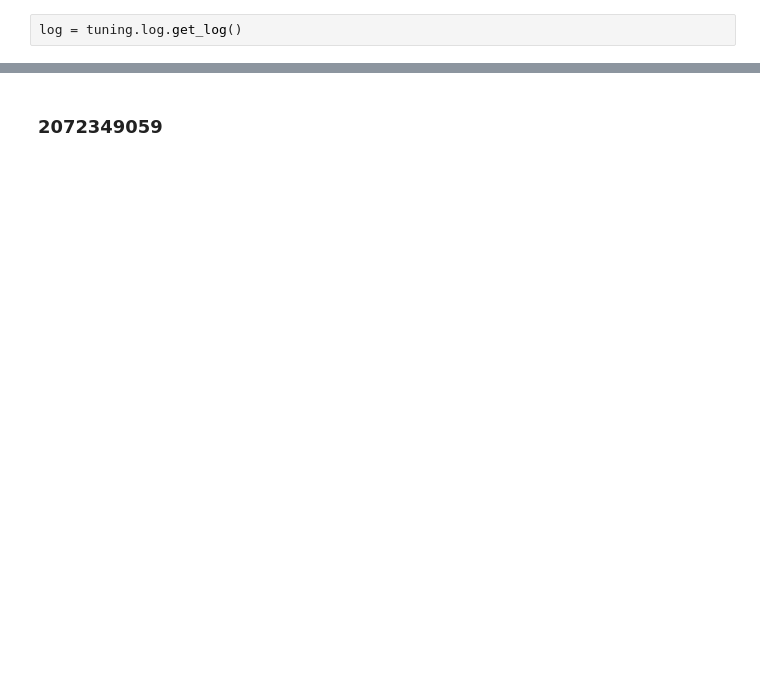
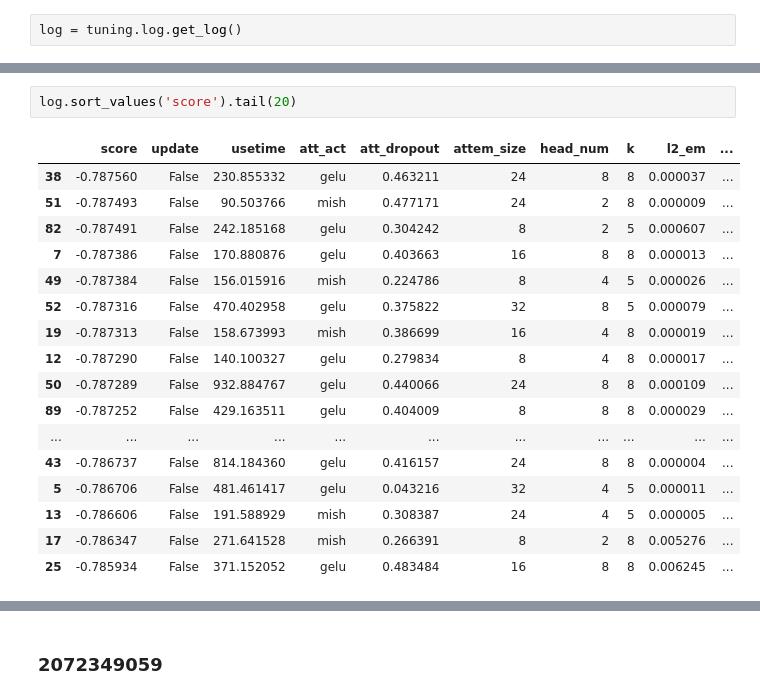
Before and after one commit to chamhoo/cfec2, a Jupyter notebook: main/main_7_autoint.ipynb, the cells around one changed output, grey strips where cells are left out. Cells and saved outputs as stored; diff of their text form; blank space fills up the shorter version.

```diff
--- a/main/main_7_autoint.ipynb
+++ b/main/main_7_autoint.ipynb
@@ -284,0 +455,20 @@ tuning.log.plot(score_interval=[-0.789, -0.787])
+# %%
+log.sort_values('score').tail(20)
+# %% [output]
+|  | score | update | usetime | att_act | att_dropout | attem_size | head_num | k | l2_em | ... |
+| 38 | -0.787560 | False | 230.855332 | gelu | 0.463211 | 24 | 8 | 8 | 0.000037 | ... |
+| 51 | -0.787493 | False | 90.503766 | mish | 0.477171 | 24 | 2 | 8 | 0.000009 | ... |
+| 82 | -0.787491 | False | 242.185168 | gelu | 0.304242 | 8 | 2 | 5 | 0.000607 | ... |
+| 7 | -0.787386 | False | 170.880876 | gelu | 0.403663 | 16 | 8 | 8 | 0.000013 | ... |
+| 49 | -0.787384 | False | 156.015916 | mish | 0.224786 | 8 | 4 | 5 | 0.000026 | ... |
+| 52 | -0.787316 | False | 470.402958 | gelu | 0.375822 | 32 | 8 | 5 | 0.000079 | ... |
+| 19 | -0.787313 | False | 158.673993 | mish | 0.386699 | 16 | 4 | 8 | 0.000019 | ... |
+| 12 | -0.787290 | False | 140.100327 | gelu | 0.279834 | 8 | 4 | 8 | 0.000017 | ... |
+| 50 | -0.787289 | False | 932.884767 | gelu | 0.440066 | 24 | 8 | 8 | 0.000109 | ... |
+| 89 | -0.787252 | False | 429.163511 | gelu | 0.404009 | 8 | 8 | 8 | 0.000029 | ... |
+| ... | ... | ... | ... | ... | ... | ... | ... | ... | ... | ... |
+| 43 | -0.786737 | False | 814.184360 | gelu | 0.416157 | 24 | 8 | 8 | 0.000004 | ... |
+| 5 | -0.786706 | False | 481.461417 | gelu | 0.043216 | 32 | 4 | 5 | 0.000011 | ... |
+| 13 | -0.786606 | False | 191.588929 | mish | 0.308387 | 24 | 4 | 5 | 0.000005 | ... |
+| 17 | -0.786347 | False | 271.641528 | mish | 0.266391 | 8 | 2 | 8 | 0.005276 | ... |
+| 25 | -0.785934 | False | 371.152052 | gelu | 0.483484 | 16 | 8 | 8 | 0.006245 | ... |
```
Also changed, not shown: parts of 23 cells of this notebook, 1 other file.
